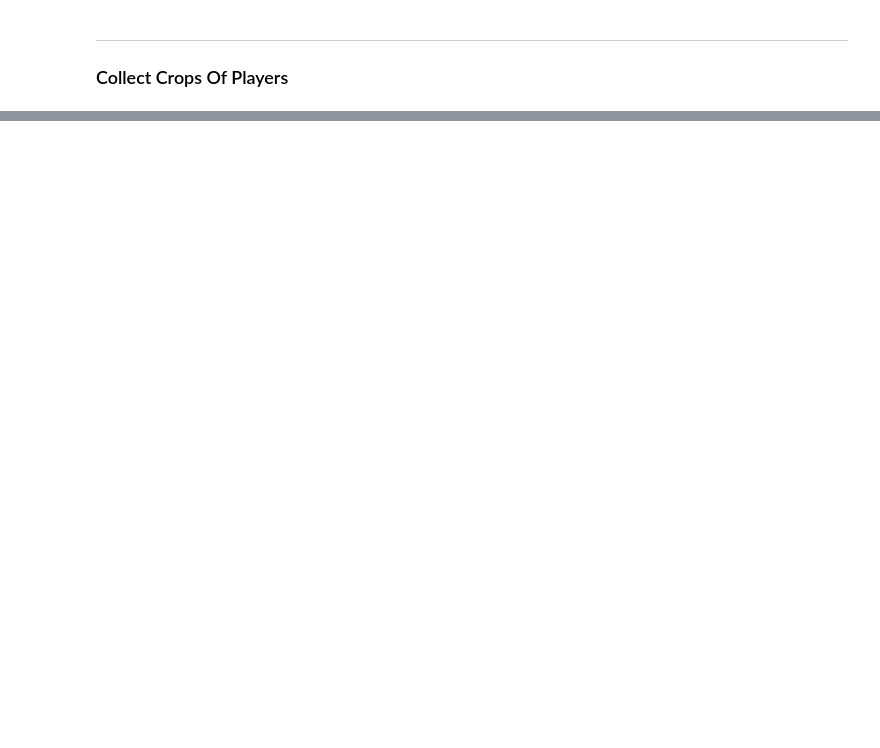
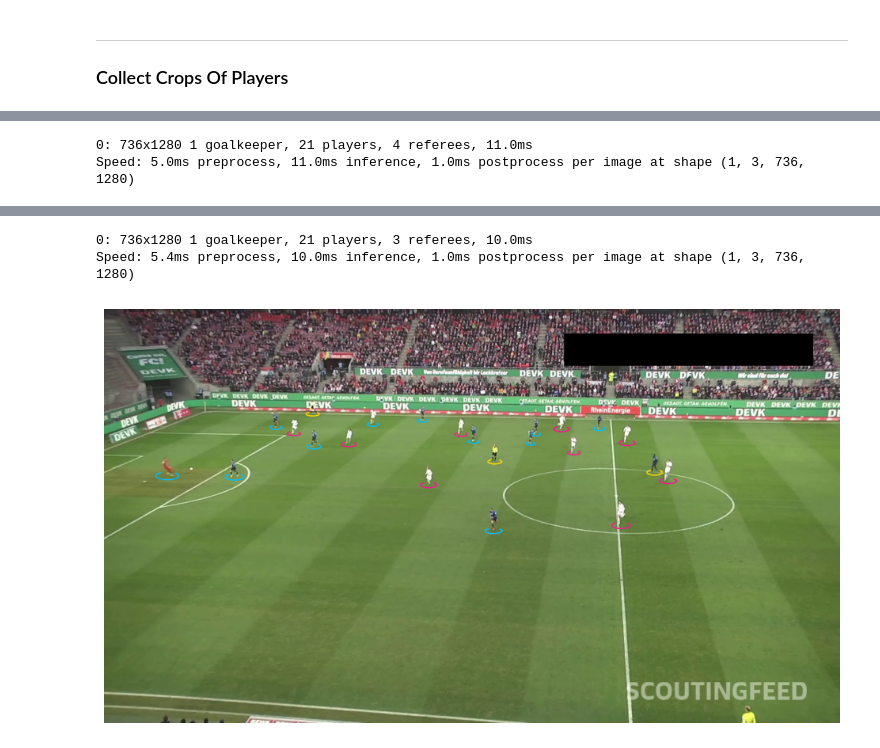
Before and after one commit to salehghotbani/Football_AI_YOLO, a Jupyter notebook: Football.ipynb, the cells around one changed output, grey strips where cells are left out. Saved outputs shown, nothing was run; the diff lists cells and outputs as text; code cells hidden in the pictures; blank space fills up the shorter version.

```diff
--- a/Football.ipynb
+++ b/Football.ipynb
@@ -70,2 +103,7 @@ Fri Nov 29 10:17:54 2024
+# %%
+BALL_ID = 0
+GOALKEEPER_ID = 1
+PLAYER_ID = 2
+REFEREE_ID = 3
 # %% [markdown]
 ---
@@ -208,0 +218,67 @@ sv.plot_images_grid(crops[:200], grid_size=(20, 10))
+# %%
+def resolve_goalkeepers_team_id(players: sv.Detections, goalkeepers: sv.Detections):
+    goalkeepers_xy = goalkeepers.get_anchors_coordinates(sv.Position.BOTTOM_CENTER)
+    players_xy = players.get_anchors_coordinates(sv.Position.BOTTOM_CENTER)
+    team_0_centroid = players_xy[players.class_id == 0].mean(axis=0)
+    team_1_centroid = players_xy[players.class_id == 1].mean(axis=0)
+    goalkeepers_team_id = []
+    for goalkeeper_xy in goalkeepers_xy:
+        dist_0 = np.linalg.norm(goalkeeper_xy - team_0_centroid)
+        dist_1 = np.linalg.norm(goalkeeper_xy - team_1_centroid)
+        goalkeepers_team_id.append(0 if dist_0 < dist_1 else 1)
+
+    return np.array(goalkeepers_team_id)
+# %%
+crops = extract_crops(SOURCE_VIDEO_PATH)
+team_classifier = TeamClassifier(device=DEVICE)
+team_classifier.fit(crops)
+
+yolo_model = YOLO(OUR_MODEL_PATH)
+
+ellipse_annotator = sv.EllipseAnnotator(
+    color=sv.ColorPalette.from_hex(['#00BFFF', '#FF1493', '#FFD700']),
+    thickness=2
+)
+label_annotator = sv.LabelAnnotator(
+    color=sv.ColorPalette.from_hex(['#00BFFF', '#FF1493', '#FFD700']),
+    text_color=sv.Color.from_hex('#000000'),
+    text_position=sv.Position.BOTTOM_CENTER
+)
+triangle_annotator = sv.TriangleAnnotator(
+    color=sv.Color.from_hex('#FFD700'),
+    base=20,
+    height=17,
+)
+
+frame_generator = sv.get_video_frames_generator(SOURCE_VIDEO_PATH)
+frame = next(frame_generator)
+
+results = yolo_model(frame, conf=0.4, save=False)[0]
+
+detections = sv.Detections.from_ultralytics(results)
+
+ball_detections = detections[detections.class_id == BALL_ID]
+ball_detections.xyxy = sv.pad_boxes(xyxy=ball_detections.xyxy, px=10)
+
+all_detections = detections[detections.class_id != BALL_ID]
+all_detections = all_detections.with_nmm(threshold=0.5, class_agnostic=True)
+
+players_detections = all_detections[all_detections.class_id == PLAYER_ID]
+goalkeepers_detections = all_detections[all_detections.class_id == GOALKEEPER_ID]
+referees_detections = all_detections[all_detections.class_id == REFEREE_ID]
+
+players_crops = [sv.crop_image(frame, xyxy) for xyxy in players_detections.xyxy]
+players_detections.class_id = team_classifier.predict(players_crops)
+
+goalkeepers_detections.class_id = resolve_goalkeepers_team_id(players_detections, goalkeepers_detections)
+referees_detections.class_id -= 1
+
+all_detections = sv.Detections.merge([players_detections, goalkeepers_detections, referees_detections])
+
+annotated_frame = frame.copy()
+annotated_frame = ellipse_annotator.annotate(scene=annotated_frame, detections=all_detections)
+annotated_frame = triangle_annotator.annotate(scene=annotated_frame, detections=ball_detections)
+sv.plot_image(annotated_frame)
+# %% [output]
+0: 736x1280 1 goalkeeper, 21 players, 4 referees, 11.0ms
+Speed: 5.0ms preprocess, 11.0ms inference, 1.0ms postprocess per image at shape (1, 3, 736, 1280)
@@ -208,0 +349,3 @@ sv.plot_images_grid(crops[:200], grid_size=(20, 10))
+0: 736x1280 1 goalkeeper, 21 players, 3 referees, 10.0ms
+Speed: 5.4ms preprocess, 10.0ms inference, 1.0ms postprocess per image at shape (1, 3, 736, 1280)
+[figure, added]
```
Also changed, not shown: parts of 27 cells of this notebook, 4 other files.
